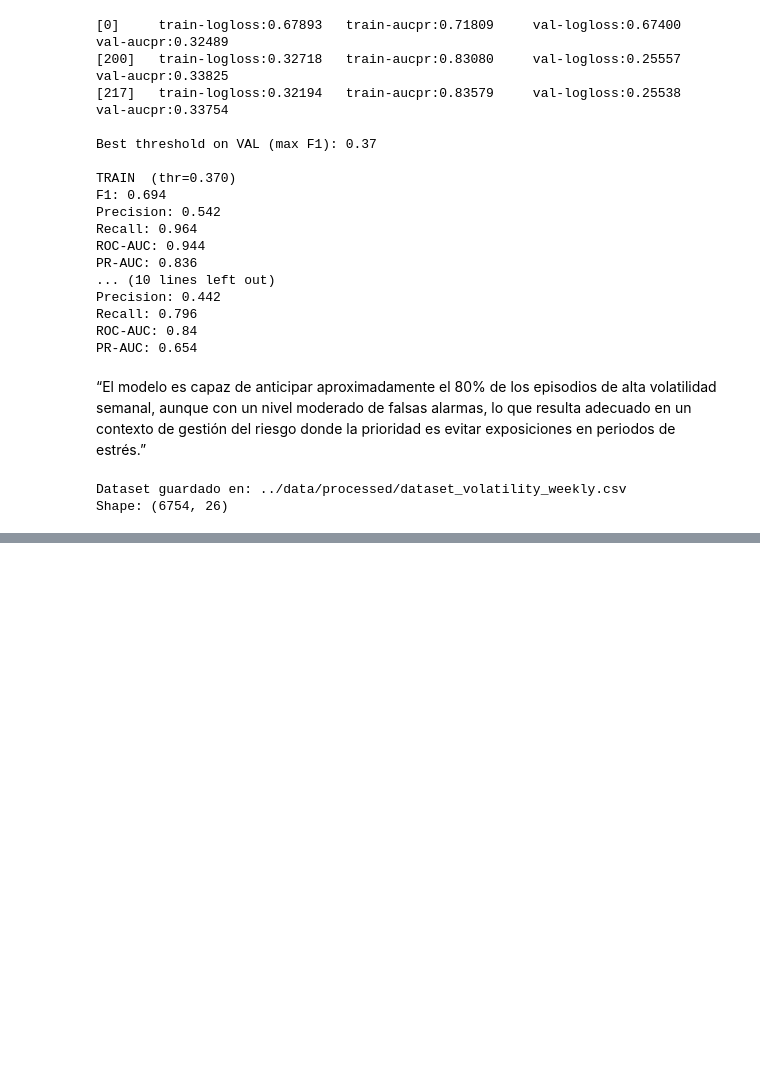
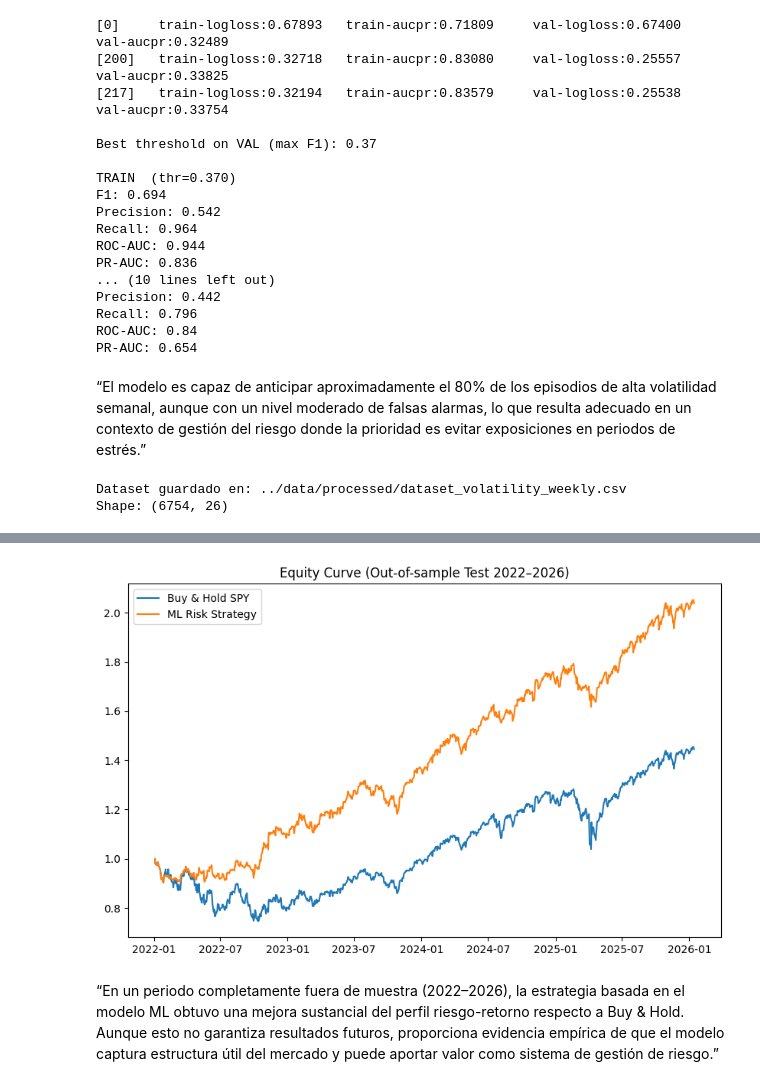
Before and after one commit to quiquefferrer/mlops-trading-tfg, a Jupyter notebook: notebooks/analisis_datos_volatilidad.ipynb, the cells around one changed output, grey strips where cells are left out. Drawn from its saved outputs; the diff is of its cells as text; code cells hidden in the pictures; blank space fills up the shorter version.

```diff
--- a/notebooks/analisis_datos_volatilidad.ipynb
+++ b/notebooks/analisis_datos_volatilidad.ipynb
@@ -491,0 +789,20 @@ Shape: (6754, 26)
+# %%
+# Preparar test
+X_test = test[feature_cols]
+y_test = test["y_high_vol_next_week"].astype(int)
+
+# Predicciones
+test_probs = model.predict(X_test, num_iteration=model.best_iteration)
+test_preds = (test_probs > best_thr).astype(int)
+
+# Métricas en TEST
+from sklearn.metrics import roc_auc_score, average_precision_score, f1_score
+
+f1_test  = f1_score(y_test, test_preds)
+roc_test = roc_auc_score(y_test, test_probs)
+ap_test  = average_precision_score(y_test, test_probs)
+
+print("\n[TEST RESULTS 2022–2026]")
+print("F1       :", f1_test)
+print("ROC-AUC  :", roc_test)
+print("PR-AUC   :", ap_test)
@@ -491,0 +875,14 @@ Shape: (6754, 26)
+# %%
+import matplotlib.pyplot as plt
+
+plt.figure(figsize=(10,6))
+plt.plot(bt["date"], bt["cum_market"], label="Buy & Hold SPY")
+plt.plot(bt["date"], bt["cum_strategy"], label="ML Risk Strategy")
+plt.legend()
+plt.title("Equity Curve (Out-of-sample Test 2022–2026)")
+plt.show()
+# %% [output]
+[figure, added]
+# %% [markdown]
+“En un periodo completamente fuera de muestra (2022–2026), la estrategia basada en el modelo ML obtuvo una mejora sustancial del perfil riesgo-retorno respecto a Buy & Hold.
+Aunque esto no garantiza resultados futuros, proporciona evidencia empírica de que el modelo captura estructura útil del mercado y puede aportar valor como sistema de gestión de riesgo.”
```
Also changed, not shown: parts of 35 cells of this notebook, 1 other file.
